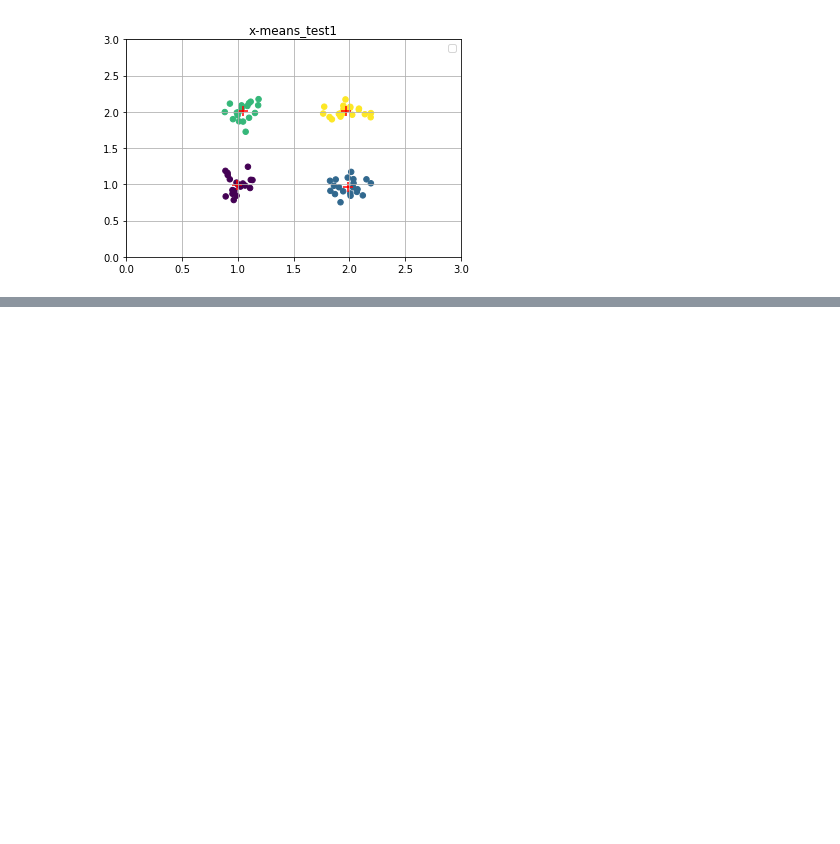
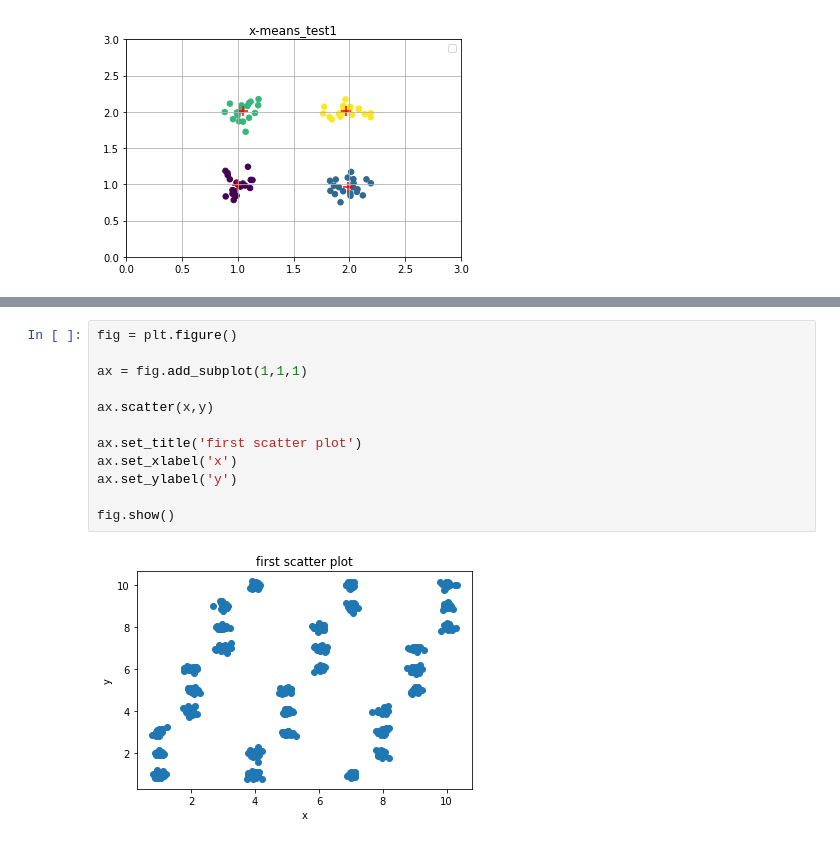
Before and after one commit to StoneRIeverKS/clustering_scripts, a Jupyter notebook: X-means_basis.ipynb, the cells around one changed output, grey strips where cells are left out. Cells and saved outputs as stored; diff of their text form; blank space fills up the shorter version.

```diff
--- a/X-means_basis.ipynb
+++ b/X-means_basis.ipynb
@@ -142,0 +195,14 @@ array([1, 2, 1, 2])
+# %%
+fig = plt.figure()
+
+ax = fig.add_subplot(1,1,1)
+
+ax.scatter(x,y)
+
+ax.set_title('first scatter plot')
+ax.set_xlabel('x')
+ax.set_ylabel('y')
+
+fig.show()
+# %% [output]
+[figure, added]
```
Also changed, not shown: parts of 5 cells of this notebook.
